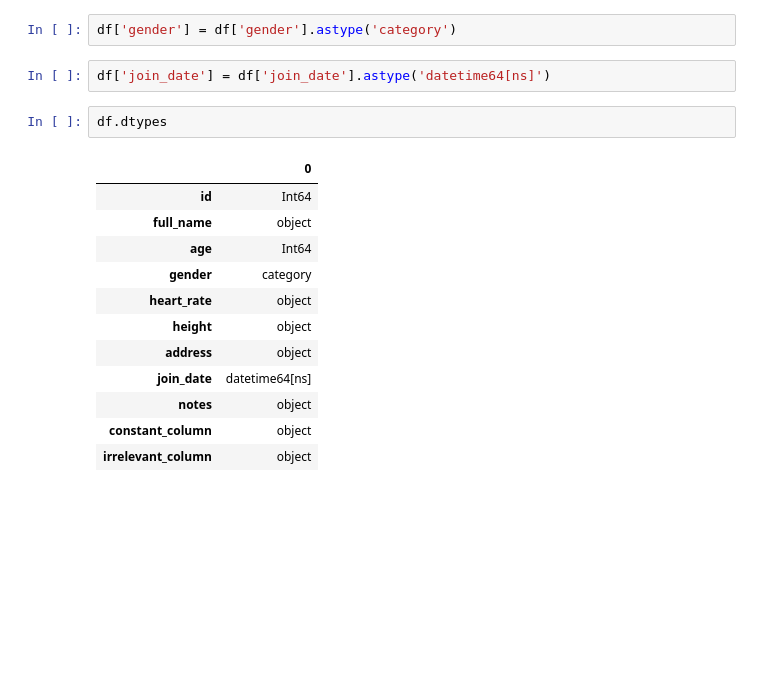
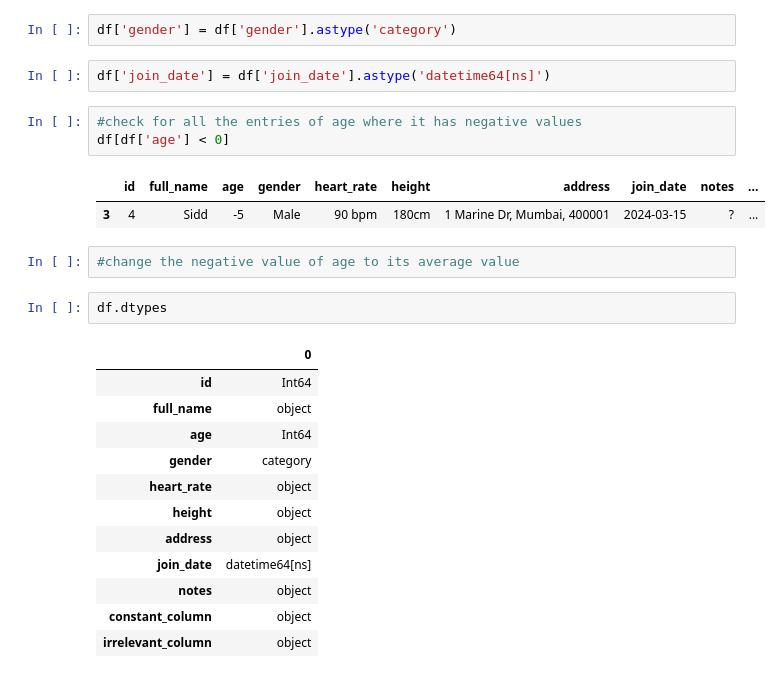
Before and after one commit to Sru-j/daily_lab_activities, a Jupyter notebook: data_inspect.ipynb, the cells around one changed output. Drawn from its saved outputs; the diff is of its cells as text; blank space fills up the shorter version.

```diff
--- a/data_inspect.ipynb
+++ b/data_inspect.ipynb
@@ -167,6 +167,14 @@ df['age'] = df['age'].astype('Int64')
 df['gender'] = df['gender'].astype('category')
 # %%
 df['join_date'] = df['join_date'].astype('datetime64[ns]')
+# %%
+#check for all the entries of age where it has negative values
+df[df['age'] < 0]
+# %% [output]
+|  | id | full_name | age | gender | heart_rate | height | address | join_date | notes | ... |
+| 3 | 4 | Sidd | -5 | Male | 90 bpm | 180cm | 1 Marine Dr, Mumbai, 400001 | 2024-03-15 | ? | ... |
+# %%
+#change the negative value of age to its average value
 # %%
 df.dtypes
 # %% [output]
```
